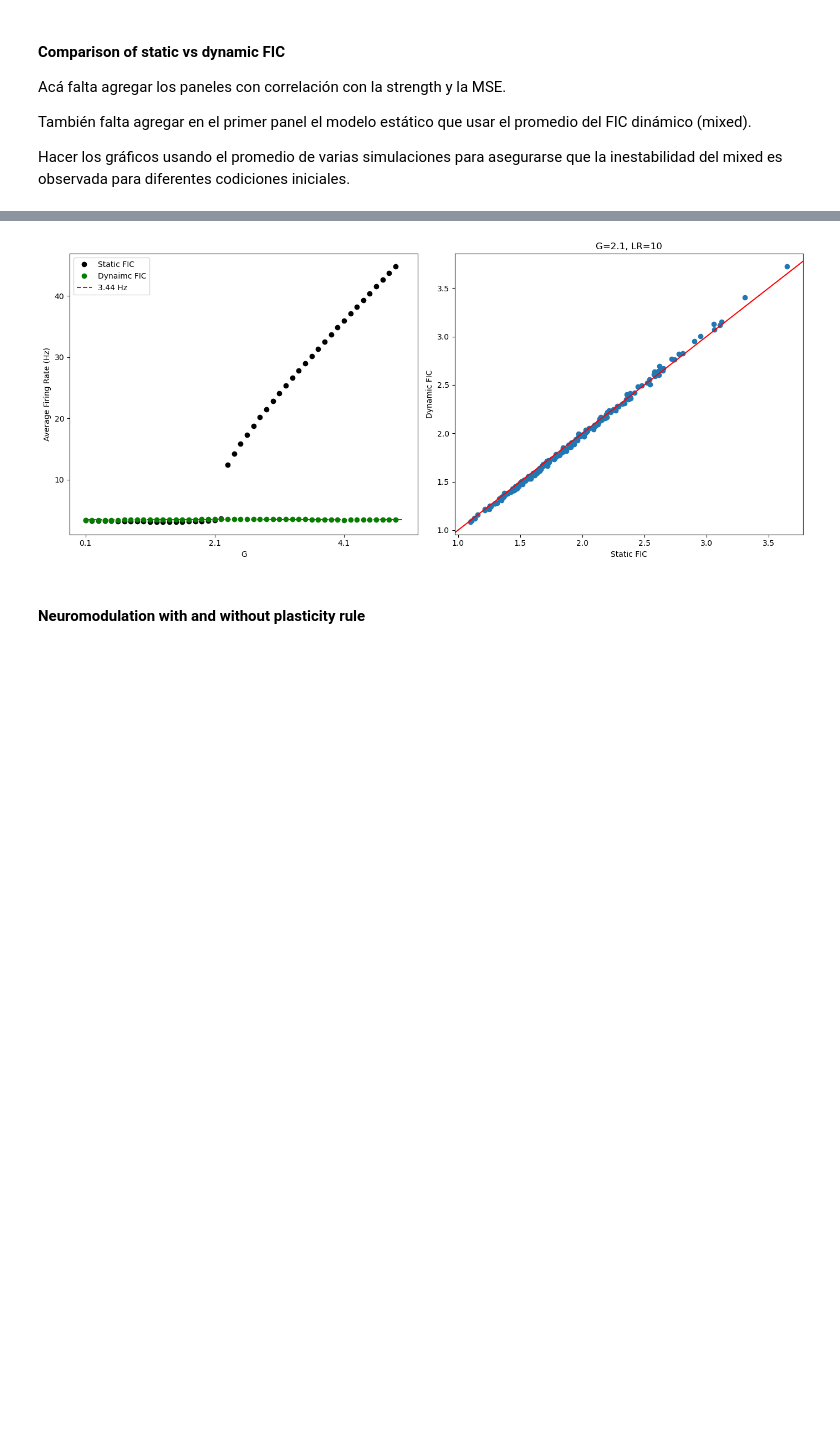
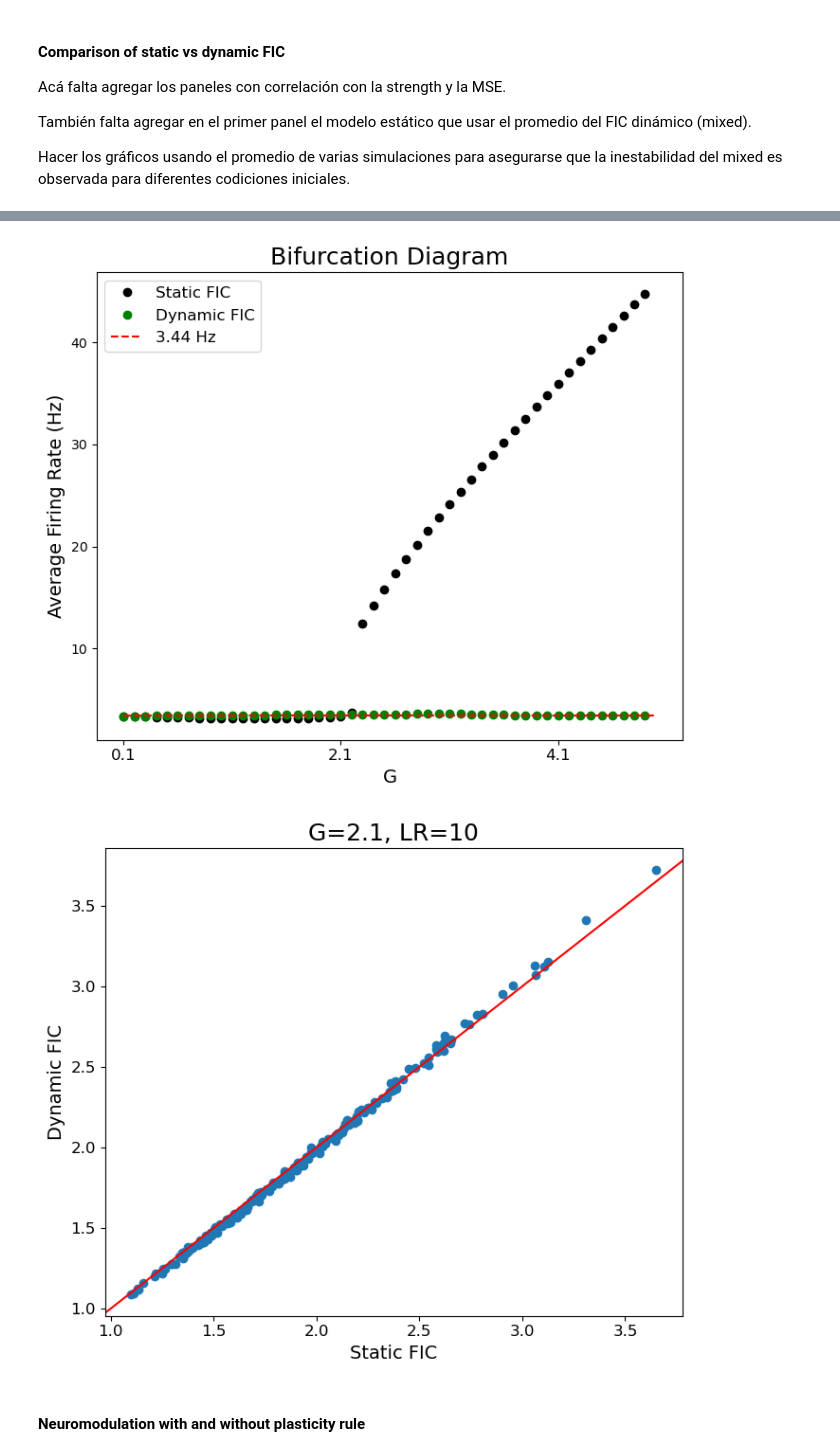
Before and after one commit to Picardian14/dyn_fic_dmf, a Jupyter notebook: python/fic_paper_figures.ipynb, the cells around one changed output, grey strips where cells are left out. Saved outputs shown, nothing was run; the diff lists cells and outputs as text; code cells hidden in the pictures; blank space fills up the shorter version.

```diff
--- a/python/fic_paper_figures.ipynb
+++ b/python/fic_paper_figures.ipynb
@@ -47,7 +47,7 @@ from matplotlib.gridspec import GridSpec
 #datafolder = '/home/ruben.herzog/OneDrive/Projects/dynFIC/data2plot/'
 #figfold = '/home/ruben.herzog/OneDrive/Projects/dynFIC/paper_figs/figures/'
 datafolder = '/home/ivan.mindlin/Desktop/DatosParaRuben/'
-figfold = '/network/lustre/iss02/home/ivan.mindlin/dyn_fic_dmf/paper_figs'
+figfold = '/home/ivan.mindlin/Repos/dyn_fic_dmf/paper_figs/'
 # Homeostatic fit
 hom_fit_list = [] # 0=1.22, 1=3.44, 2=6.88, 3=50
 hom_fit_list.append(np.load(datafolder+'ChequeoPreliminar/HomeostaticFit1-22-Grid/hom_grid.npy'))
@@ -81,6 +81,13 @@ peak_time_ac_grid = np.load(datafolder+'slow_waves/peak_time_grid.npy')
 corr_to_sc_grid = np.load(datafolder+'slow_waves/corr_to_sc_grid.npy')
 rates_grid = np.load(datafolder+'slow_waves/rates_grid.npy')
 homeo_fit_grid = np.load(datafolder+'slow_waves/homeostatic_fittness_grid.npy')
+
+# Font sizes
+TITLE = 18
+LABEL = 14
+TICKS = 12
+LEGEND = 12
+COLORBAR = 14
 # %% [markdown]
 #### Homeostatic Fit
 # %%
@@ -255,37 +283,50 @@ G_range[20]
 # %%
-# Plotting FR vs G (bifurcation diagram)
+# Font sizes
+TITLE = 18
+LABEL = 14
+TICKS = 12
+LEGEND = 12
+
+# Plotting FR vs G (Bifurcation diagram) - Separate into two independent figures
 G_range = G_values
-figname = 'bif_diag_and_dyn_fic_vs_stat'
-fig = plt.figure(figsize=(14, 6))
+figname = 'FIG_2_F'
 
-# Bifurcation
-plt.subplot(1,2,1)
+# First Figure: Bifurcation Diagram
+fig1 = plt.figure(figsize=(7, 6))
+plt.plot(np.mean(avg_fr_stat_values, axis=1), 'o', color='k', label='Static FIC', alpha=1)
+plt.plot(np.mean(avg_fr_dyn_values, axis=1), 'o', color='g', label='Dynamic FIC', alpha=1)
+plt.plot([0, len(G_range)], [3.44, 3.44], 'r--', label='3.44 Hz')
 
-plt.plot(np.mean(avg_fr_stat_values, axis=1),'o', color='k', label='Static FIC',alpha=1)
-plt.plot(np.mean(avg_fr_dyn_values, axis=1),'o', color='g', label='Dynaimc FIC',alpha=1)
-plt.plot([0,len(G_range)], [3.44, 3.44], 'r--', label='3.44 Hz')
 xtick_positions = range(0, len(G_range), 20)
-plt.xticks(ticks=xtick_positions, labels=[f"{G_range[i]:.1f}" for i in xtick_positions])
-plt.xlabel("G")
-plt.ylabel("Average Firing Rate (Hz)")
-plt.legend()
-
-# Static vs average dynamic FIC
-plt.subplot(1,2,2)
-plt.plot(stat_fic_values[20],dyn_fic_values[20],'o')
-plt.axline((1.5, 1.5), slope=1, color='red')
-plt.xlabel('Static FIC')
-plt.ylabel('Dynamic FIC')
-plt.title('G=2.1, LR=10')
-
-
-
+plt.xticks(ticks=xtick_positions, labels=[f"{G_range[i]:.1f}" for i in xtick_positions], fontsize=TICKS)
+plt.xlabel("G", fontsize=LABEL)
+plt.ylabel("Average Firing Rate (Hz)", fontsize=LABEL)
+plt.title("Bifurcation Diagram", fontsize=TITLE)
+plt.legend(fontsize=LEGEND)
 plt.tight_layout()
 plt.show()
 
-fig.savefig(figfold+figname+'.png', dpi=300)
-fig.savefig(figfold+figname+'.pdf')
+# Save First Figure
+fig1.savefig(figfold + figname + '_bifurcation.svg', dpi=300)
+fig1.savefig(figfold + figname + '_bifurcation.pdf', dpi=300)
+
+# Second Figure: Static vs Dynamic FIC
+fig2 = plt.figure(figsize=(7, 6))
+plt.plot(stat_fic_values[20], dyn_fic_values[20], 'o')
+plt.axline((1.5, 1.5), slope=1, color='red')
+plt.xlabel('Static FIC', fontsize=LABEL)
+plt.ylabel('Dynamic FIC', fontsize=LABEL)
+plt.title('G=2.1, LR=10', fontsize=TITLE)
+plt.xticks(fontsize=TICKS)
+plt.yticks(fontsize=TICKS)
+plt.tight_layout()
+plt.show()
+
+# Save Second Figure
+fig2.savefig(figfold + figname + '_static_vs_dynamic.svg', dpi=300)
+fig2.savefig(figfold + figname + '_static_vs_dynamic.pdf', dpi=300)
 # %% [output]
-[figure, old version]
+[figure, new version]
+[figure, added]
 # %% [markdown]
 #### Neuromodulation with and without plasticity rule
```
Also changed, not shown: parts of 13 cells of this notebook.
